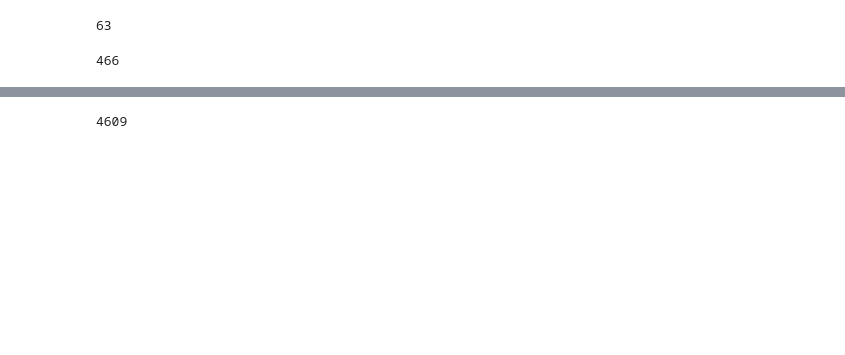
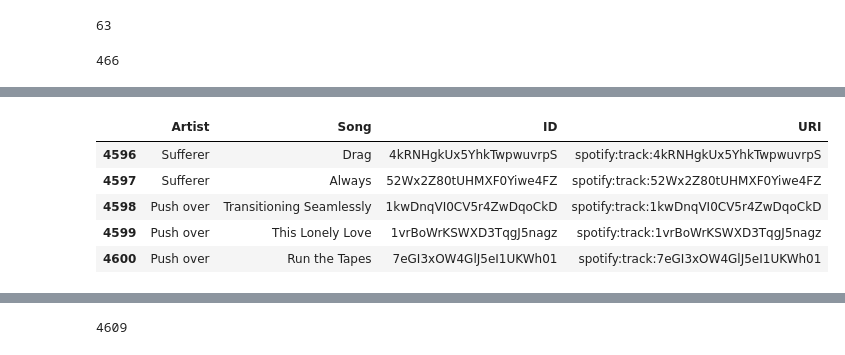
Before and after one commit to JackClough18/Capstone, a Jupyter notebook: Lyric_Pulls.ipynb, the cells around one changed output, grey strips where cells are left out. Saved outputs shown, nothing was run; the diff lists cells and outputs as text; code cells hidden in the pictures; blank space fills up the shorter version.

```diff
--- a/Lyric_Pulls.ipynb
+++ b/Lyric_Pulls.ipynb
@@ -134,3 +134,12 @@ songs_df.head(10)
 | 8 | My Chemical Romance | Dead! | 0uukw2CgEIApv4IWAjXrBC | spotify:track:0uukw2CgEIApv4IWAjXrBC |
 | 9 | My Chemical Romance | Mama | 0Zh3tKIphLOvQux4dA6PFZ | spotify:track:0Zh3tKIphLOvQux4dA6PFZ |
 | 10 | My Chemical Romance | The Ghost of You | 1yKAqZoi8xWGLCf5vajroL | spotify:track:1yKAqZoi8xWGLCf5vajroL |
+# %%
+songs_df.tail(5)
+# %% [output]
+|  | Artist | Song | ID | URI |
+| 4596 | Sufferer | Drag | 4kRNHgkUx5YhkTwpwuvrpS | spotify:track:4kRNHgkUx5YhkTwpwuvrpS |
+| 4597 | Sufferer | Always | 52Wx2Z80tUHMXF0Yiwe4FZ | spotify:track:52Wx2Z80tUHMXF0Yiwe4FZ |
+| 4598 | Push over | Transitioning Seamlessly | 1kwDnqVI0CV5r4ZwDqoCkD | spotify:track:1kwDnqVI0CV5r4ZwDqoCkD |
+| 4599 | Push over | This Lonely Love | 1vrBoWrKSWXD3TqgJ5nagz | spotify:track:1vrBoWrKSWXD3TqgJ5nagz |
+| 4600 | Push over | Run the Tapes | 7eGI3xOW4GlJ5eI1UKWh01 | spotify:track:7eGI3xOW4GlJ5eI1UKWh01 |
```
Also changed, not shown: parts of 16 cells of this notebook.
